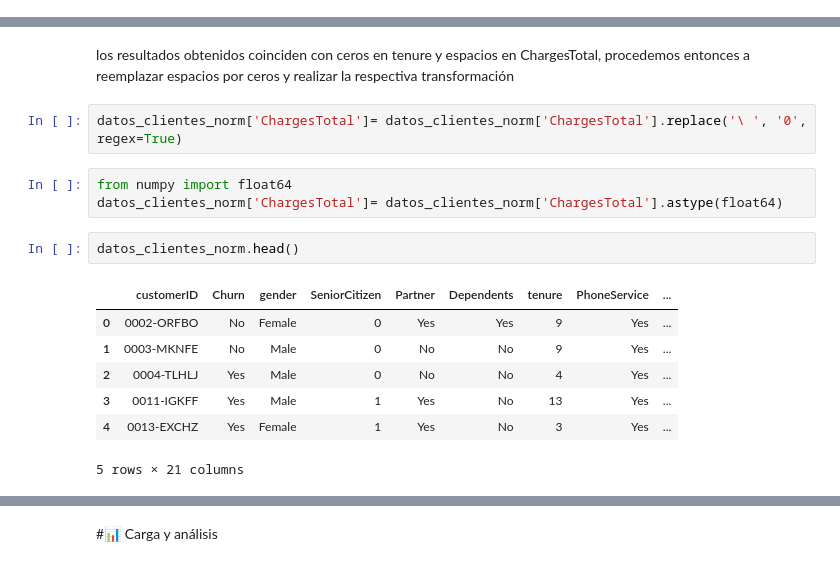
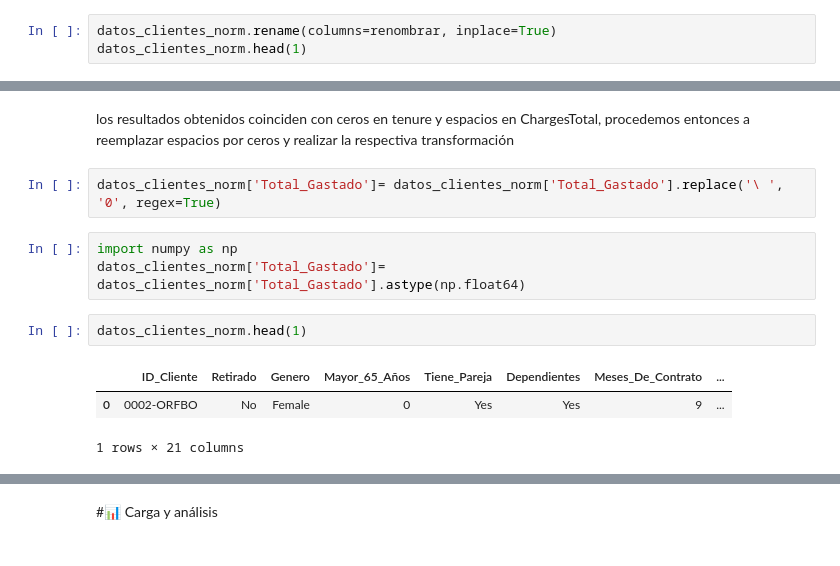
Before and after one commit to Viera1624/TelecomX_LATAM, a Jupyter notebook: telecomx_latam.ipynb, the cells around one changed output, grey strips where cells are left out. Saved outputs shown, nothing was run; the diff lists cells and outputs as text.

```diff
--- a/telecomx_latam.ipynb
+++ b/telecomx_latam.ipynb
@@ -111,0 +126,3 @@ datos_clientes_norm.head()
+# %%
+datos_clientes_norm.rename(columns=renombrar, inplace=True)
+datos_clientes_norm.head(1)
@@ -150,17 +171,13 @@ datos_clientes_norm.query('tenure == 0')
 # %% [markdown]
 los resultados obtenidos coinciden con ceros en tenure y espacios en ChargesTotal, procedemos entonces a reemplazar espacios por ceros y realizar la respectiva transformación
 # %%
-datos_clientes_norm['ChargesTotal']= datos_clientes_norm['ChargesTotal'].replace('\ ', '0', regex=True)
+datos_clientes_norm['Total_Gastado']= datos_clientes_norm['Total_Gastado'].replace('\ ', '0', regex=True)
-# %%
-from numpy import float64
-datos_clientes_norm['ChargesTotal']= datos_clientes_norm['ChargesTotal'].astype(float64)
+# %%
+import numpy as np
+datos_clientes_norm['Total_Gastado']= datos_clientes_norm['Total_Gastado'].astype(np.float64)
 # %%
-datos_clientes_norm.head()
+datos_clientes_norm.head(1)
 # %% [output]
-|  | customerID | Churn | gender | SeniorCitizen | Partner | Dependents | tenure | PhoneService | ... |
-| 0 | 0002-ORFBO | No | Female | 0 | Yes | Yes | 9 | Yes | ... |
-| 1 | 0003-MKNFE | No | Male | 0 | No | No | 9 | Yes | ... |
-| 2 | 0004-TLHLJ | Yes | Male | 0 | No | No | 4 | Yes | ... |
-| 3 | 0011-IGKFF | Yes | Male | 1 | Yes | No | 13 | Yes | ... |
-| 4 | 0013-EXCHZ | Yes | Female | 1 | Yes | No | 3 | Yes | ... |
+|  | ID_Cliente | Retirado | Genero | Mayor_65_Años | Tiene_Pareja | Dependientes | Meses_De_Contrato | ... |
+| 0 | 0002-ORFBO | No | Female | 0 | Yes | Yes | 9 | ... |
-5 rows × 21 columns
+1 rows × 21 columns
```
Also changed, not shown: parts of 18 cells of this notebook.
